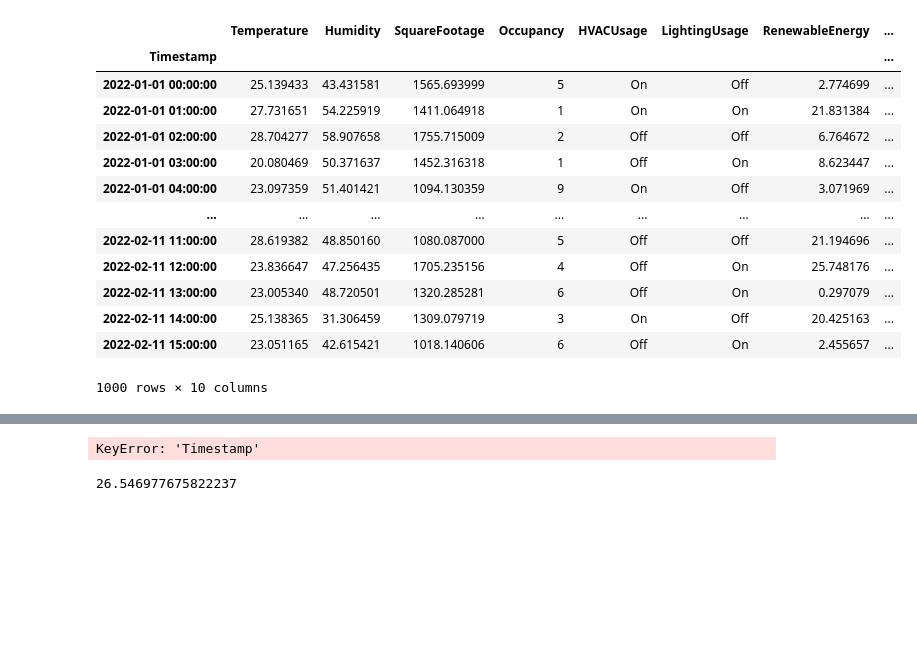
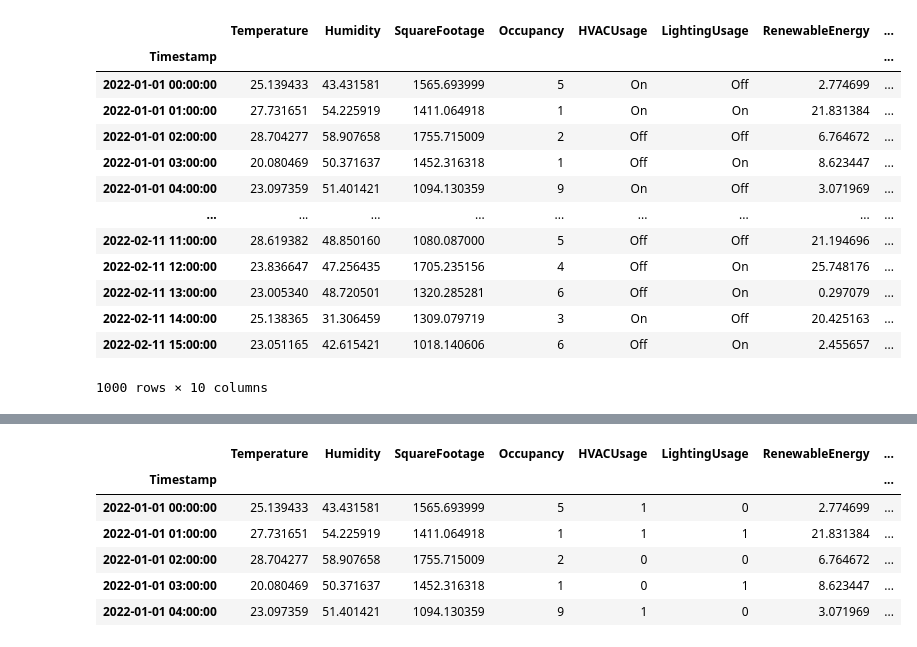
Before and after one commit to Heroif/Energy-demand-prediction-using-machine-learning, a Jupyter notebook: Energy demand prediction using machine learning.ipynb, the cells around one changed output, grey strips where cells are left out. Cells and saved outputs as stored; diff of their text form; code cells hidden in the pictures; blank space fills up the shorter version.

```diff
--- a/Energy demand prediction using machine learning.ipynb
+++ b/Energy demand prediction using machine learning.ipynb
@@ -45,4 +93,0 @@ memory usage: 85.9+ KB
-# %%
-df["Timestamp"] = pd.to_datetime(df["Timestamp"])
-# %% [output]
-KeyError: 'Timestamp'
@@ -55,9 +94,17 @@ from sklearn.metrics import mean_squared_error
-# %%
-X,y = df.drop(['EnergyConsumption'], axis =1), df['EnergyConsumption']
-X_train, X_test, y_train, y_test = train_test_split(X, y, test_size =0.2, random_state =42)
-model = LinearRegression()
-model.fit(X_train, y_train)
-y_pred = model.predict(X_test)
-print(mean_squared_error(y_test, y_pred))
-# %% [output]
-26.546977675822237
+# %%
+# Zmiana danych kategorycznych
+le = LabelEncoder()
+
+for col in ['HVACUsage','LightingUsage', 'DayOfWeek', 'Holiday']:
+    le.fit(data[col])
+    data[col] = le.transform(data[col])
+
+data.head()
+# %% [output]
+|  | Temperature | Humidity | SquareFootage | Occupancy | HVACUsage | LightingUsage | RenewableEnergy | ... |
+| Timestamp |  |  |  |  |  |  |  | ... |
+| 2022-01-01 00:00:00 | 25.139433 | 43.431581 | 1565.693999 | 5 | 1 | 0 | 2.774699 | ... |
+| 2022-01-01 01:00:00 | 27.731651 | 54.225919 | 1411.064918 | 1 | 1 | 1 | 21.831384 | ... |
+| 2022-01-01 02:00:00 | 28.704277 | 58.907658 | 1755.715009 | 2 | 0 | 0 | 6.764672 | ... |
+| 2022-01-01 03:00:00 | 20.080469 | 50.371637 | 1452.316318 | 1 | 0 | 1 | 8.623447 | ... |
+| 2022-01-01 04:00:00 | 23.097359 | 51.401421 | 1094.130359 | 9 | 1 | 0 | 3.071969 | ... |
```
Also changed, not shown: parts of 18 cells of this notebook, 5 other files.
